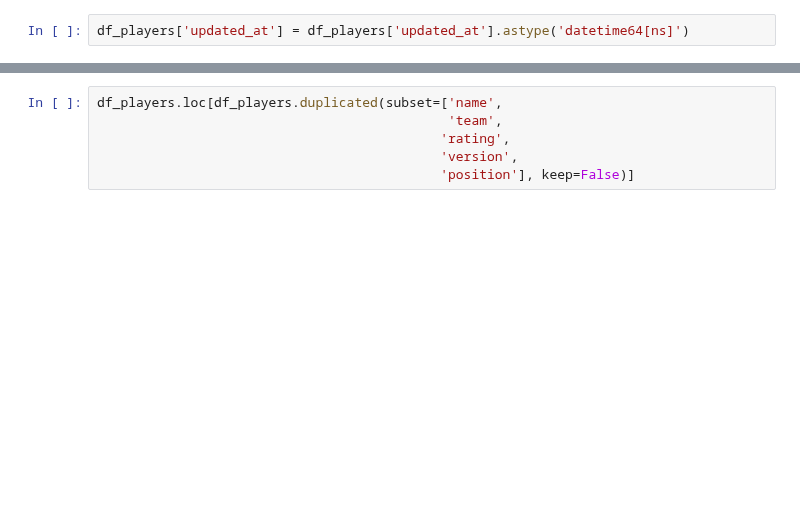
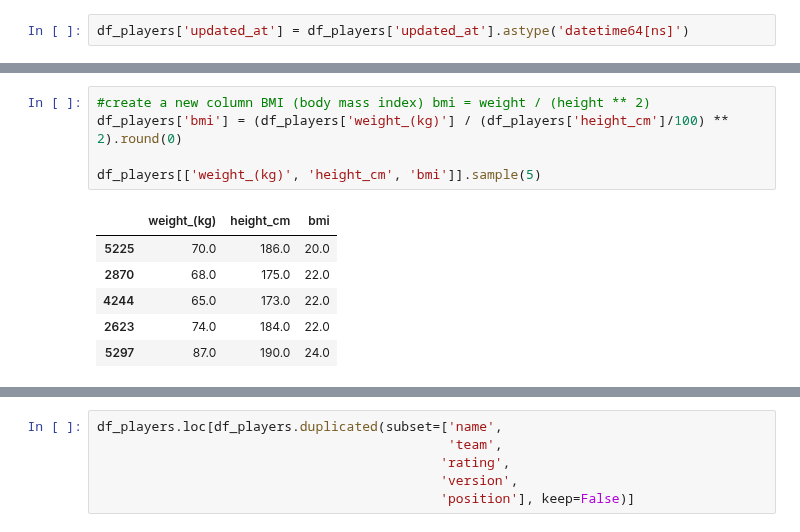
Before and after one commit to felipemayer/data_portfolio, a Jupyter notebook: players_fifa23_analysis/players_analysis.ipynb, the cells around one changed output, grey strips where cells are left out. Drawn from its saved outputs; the diff is of its cells as text; blank space fills up the shorter version.

```diff
--- a/players_fifa23_analysis/players_analysis.ipynb
+++ b/players_fifa23_analysis/players_analysis.ipynb
@@ -240 +365,13 @@ df_players['version'] =  df_players['version'].fillna("Normal")
+# %%
+#create a new column BMI (body mass index) bmi = weight / (height ** 2)
+df_players['bmi'] = (df_players['weight_(kg)'] / (df_players['height_cm']/100) ** 2).round(0)
+
+df_players[['weight_(kg)', 'height_cm', 'bmi']].sample(5)
+# %% [output]
+|  | weight_(kg) | height_cm | bmi |
+| 5225 | 70.0 | 186.0 | 20.0 |
+| 2870 | 68.0 | 175.0 | 22.0 |
+| 4244 | 65.0 | 173.0 | 22.0 |
+| 2623 | 74.0 | 184.0 | 22.0 |
+| 5297 | 87.0 | 190.0 | 24.0 |
 # %%
```
Also changed, not shown: parts of 36 cells of this notebook, 3 other files.
